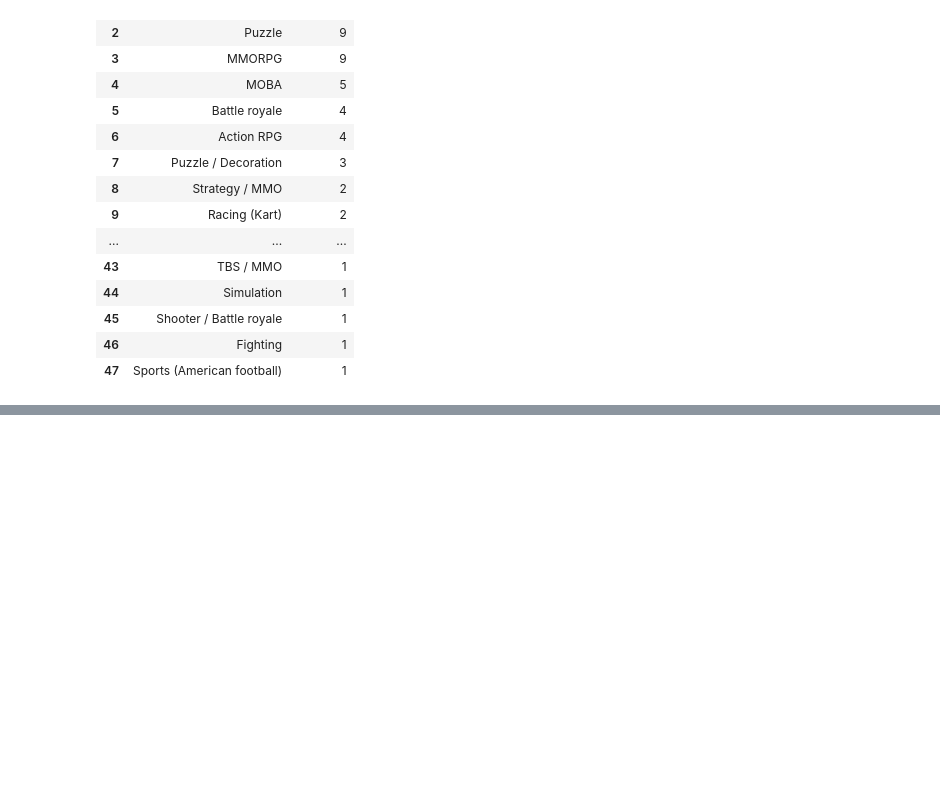
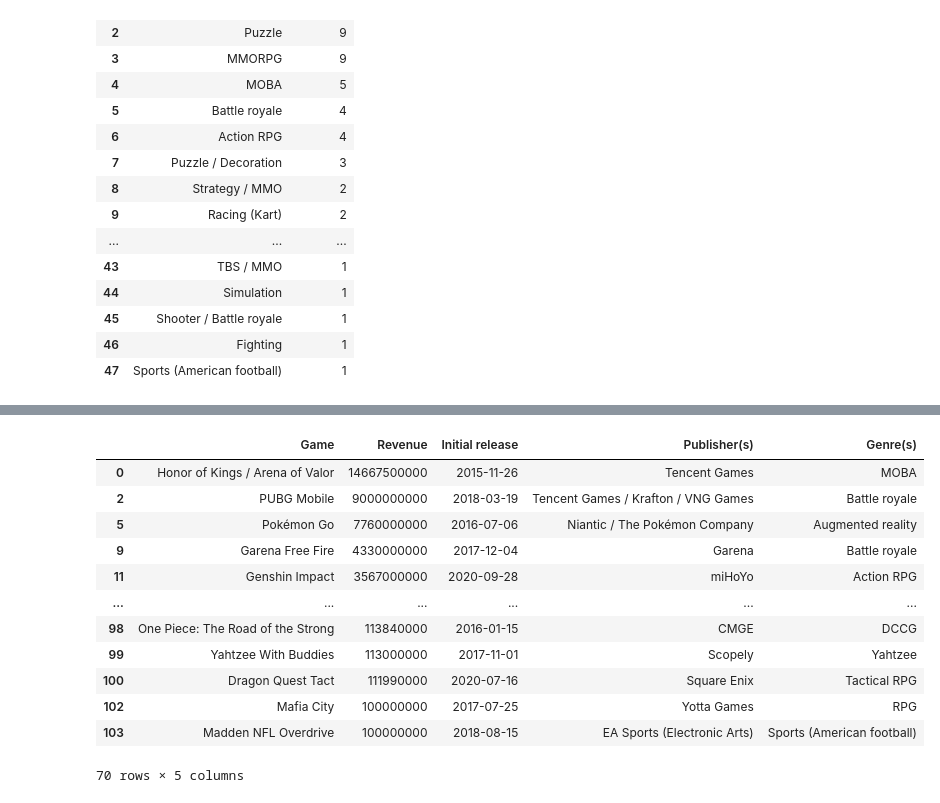
Before and after one commit to crismassaneiro/games-analysis, a Jupyter notebook: analysis.ipynb, the cells around one changed output, grey strips where cells are left out. Saved outputs shown, nothing was run; the diff lists cells and outputs as text; code cells hidden in the pictures; blank space fills up the shorter version.

```diff
--- a/analysis.ipynb
+++ b/analysis.ipynb
@@ -110,0 +130,16 @@ fig.show()
+# %%
+df_filtered
+# %% [output]
+|  | Game | Revenue | Initial release | Publisher(s) | Genre(s) |
+| 0 | Honor of Kings / Arena of Valor | 14667500000 | 2015-11-26 | Tencent Games | MOBA |
+| 2 | PUBG Mobile | 9000000000 | 2018-03-19 | Tencent Games / Krafton / VNG Games | Battle royale |
+| 5 | Pokémon Go | 7760000000 | 2016-07-06 | Niantic / The Pokémon Company | Augmented reality |
+| 9 | Garena Free Fire | 4330000000 | 2017-12-04 | Garena | Battle royale |
+| 11 | Genshin Impact | 3567000000 | 2020-09-28 | miHoYo | Action RPG |
+| ... | ... | ... | ... | ... | ... |
+| 98 | One Piece: The Road of the Strong | 113840000 | 2016-01-15 | CMGE | DCCG |
+| 99 | Yahtzee With Buddies | 113000000 | 2017-11-01 | Scopely | Yahtzee |
+| 100 | Dragon Quest Tact | 111990000 | 2020-07-16 | Square Enix | Tactical RPG |
+| 102 | Mafia City | 100000000 | 2017-07-25 | Yotta Games | RPG |
+| 103 | Madden NFL Overdrive | 100000000 | 2018-08-15 | EA Sports (Electronic Arts) | Sports (American football) |
+70 rows × 5 columns
```
Also changed, not shown: parts of 10 cells of this notebook.
